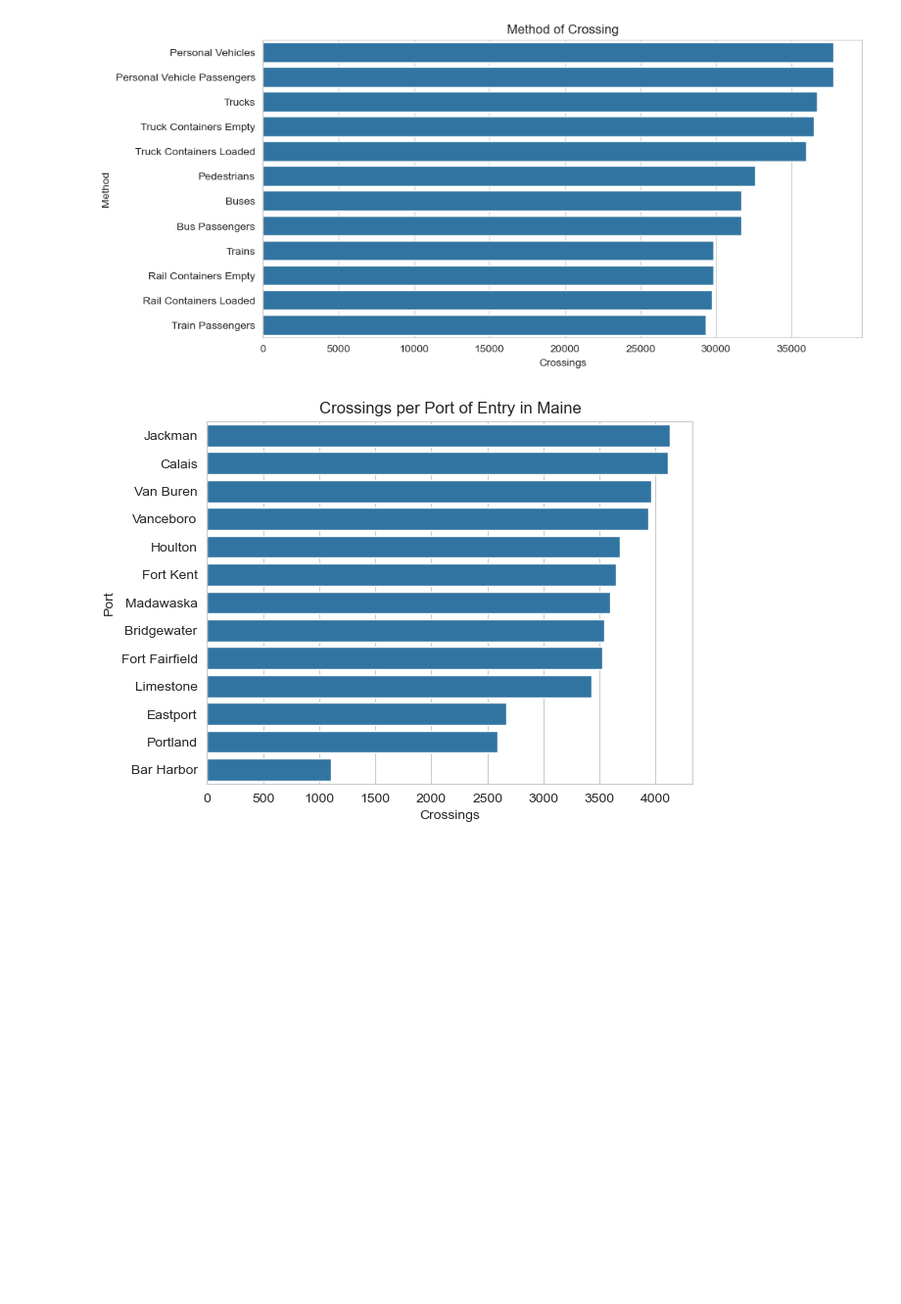
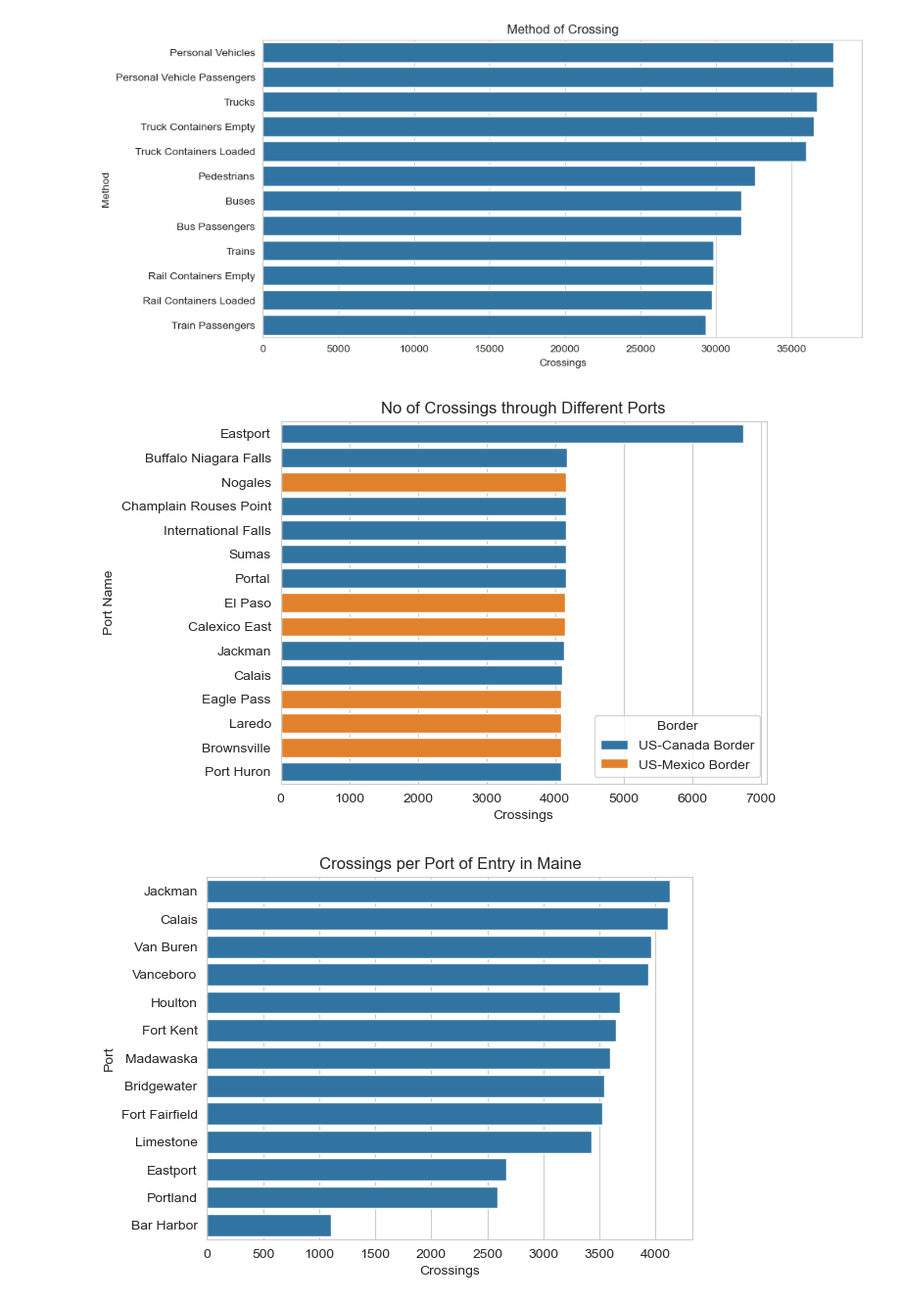
Before and after one commit to gitbykaran/US-Border-Crossings-Insights, a Jupyter notebook: eda.ipynb, the cells around one changed output. Shown at 98% size. Saved outputs shown, nothing was run; the diff lists cells and outputs as text; code cells hidden in the pictures; blank space fills up the shorter version.

```diff
--- a/eda.ipynb
+++ b/eda.ipynb
@@ -155,6 +155,13 @@ plt.xlabel('Crossings')
 plt.show()
 # %% [output]
 [figure]
+# %%
+sns.countplot(data=data,y='Port Name',order=data['Port Name'].value_counts().head(15).sort_values(ascending=False).index,hue='Border')
+plt.title('No of Crossings through Different Ports')
+plt.xlabel('Crossings')
+plt.show()
+# %% [output]
+[figure, added]
 # %%
 for state in data['State'].unique():
     def plot_state_level(state,data):
```
Also changed, not shown: 5 other files.
